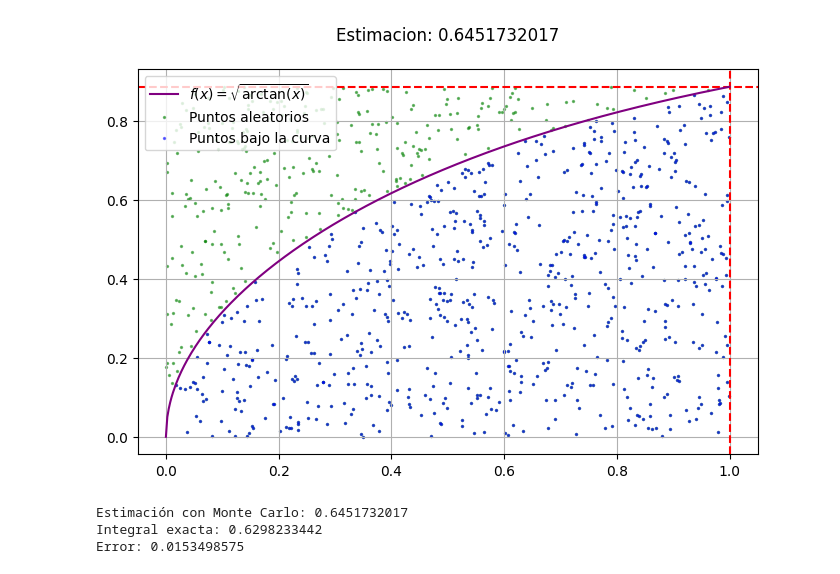
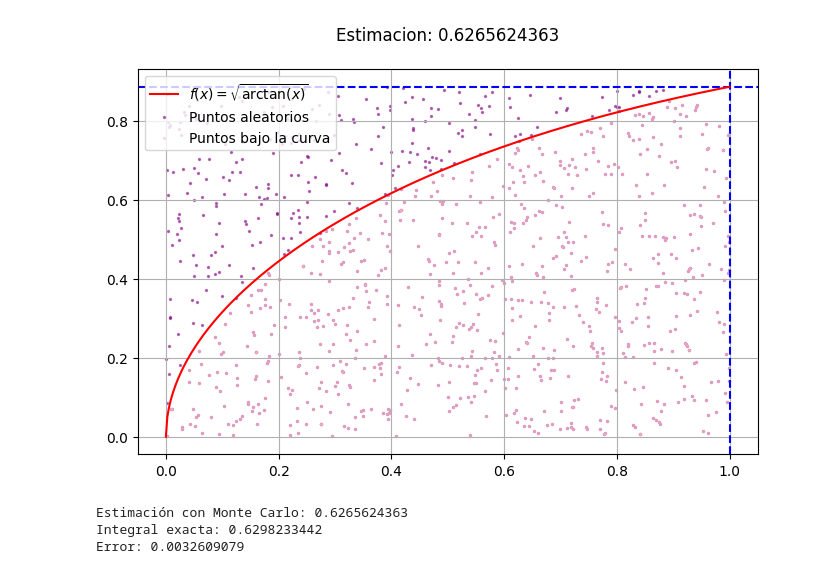
Before and after one commit to CAMI2-bit/SIMULACION-I, a Jupyter notebook: Monte_Carlo_de_Acierto_y_Error.ipynb, the cells around one changed output. Drawn from its saved outputs; the diff is of its cells as text; code cells hidden in the pictures.

```diff
--- a/Monte_Carlo_de_Acierto_y_Error.ipynb
+++ b/Monte_Carlo_de_Acierto_y_Error.ipynb
@@ -29,39 +29,39 @@ N = 1000   #Número de dardos a lanzar
 
 
 def experimento(m):
     lista = []
     for i in range(m):
         d = dardos(N)
     return lista
 
 dentro = dardos(N)
 integral_aprox = (b - a) * f(1) * (dentro / N)
 
 integral_exacta, _ = quad(f, a, b )
 error = abs(integral_aprox - integral_exacta)
 
 #grafica
 plt.figure(figsize=(8, 5))
-plt.axhline(f(1), color="red", linestyle="--")
-plt.axvline(1, color="red", linestyle="--")
-plt.plot(x, y, label=r'$f(x) = \sqrt{\arctan(x)}$', color='purple')
+plt.axhline(f(1), color="blue", linestyle="--")
+plt.axvline(1, color="blue", linestyle="--")
+plt.plot(x, y, label=r'$f(x) = \sqrt{\arctan(x)}$', color='red')
 
 #Generar puntos aleatorios
 x_rand = np.random.uniform(a, b, N)
 y_rand = np.random.uniform(0, f(1), N)
-plt.scatter(x_rand, y_rand, color="green", s=2, alpha=0.5, label="Puntos aleatorios") #alpha:porcentaje de puntos (0-1)
-plt.scatter(x_rand[y_rand <= f(x_rand)], y_rand[y_rand <= f(x_rand)], color="blue", s=2, alpha=0.5, label="Puntos bajo la curva")
+plt.scatter(x_rand, y_rand, color="purple", s=2, alpha=0.5, label="Puntos aleatorios") #alpha:porcentaje de puntos (0-1)
+plt.scatter(x_rand[y_rand <= f(x_rand)], y_rand[y_rand <= f(x_rand)], color="pink", s=2, alpha=0.5, label="Puntos bajo la curva")
 plt.legend()
 plt.title(f"Estimacion: {integral_aprox:.10f}\n")
 plt.grid()
 plt.show()
 
 
 print(f"Estimación con Monte Carlo: {integral_aprox:.10f}")
 print(f"Integral exacta: {integral_exacta:.10f}")
 print(f"Error: {error:.10f}")
 # %% [output]
-[figure, old version]
+[figure, new version]
-Estimación con Monte Carlo: 0.6451732017
+Estimación con Monte Carlo: 0.6265624363
 Integral exacta: 0.6298233442
-Error: 0.0153498575
+Error: 0.0032609079
```
